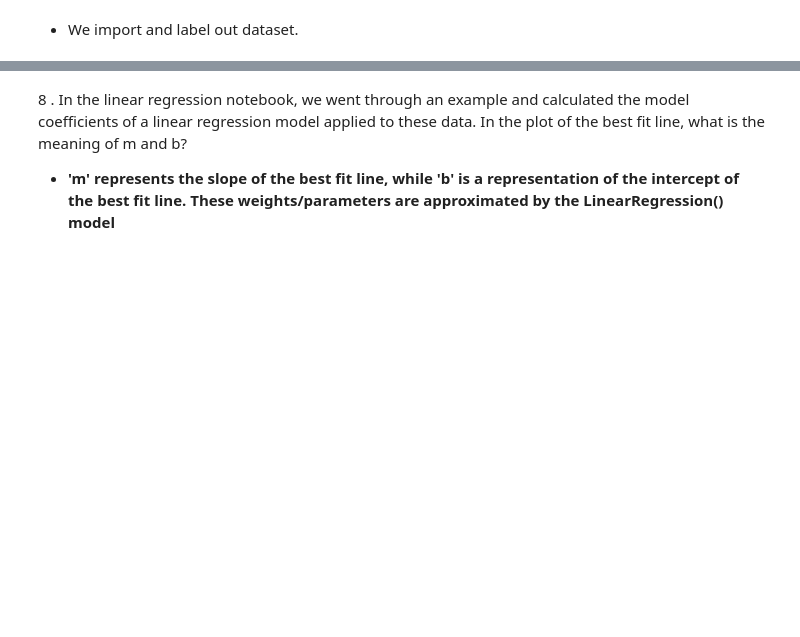
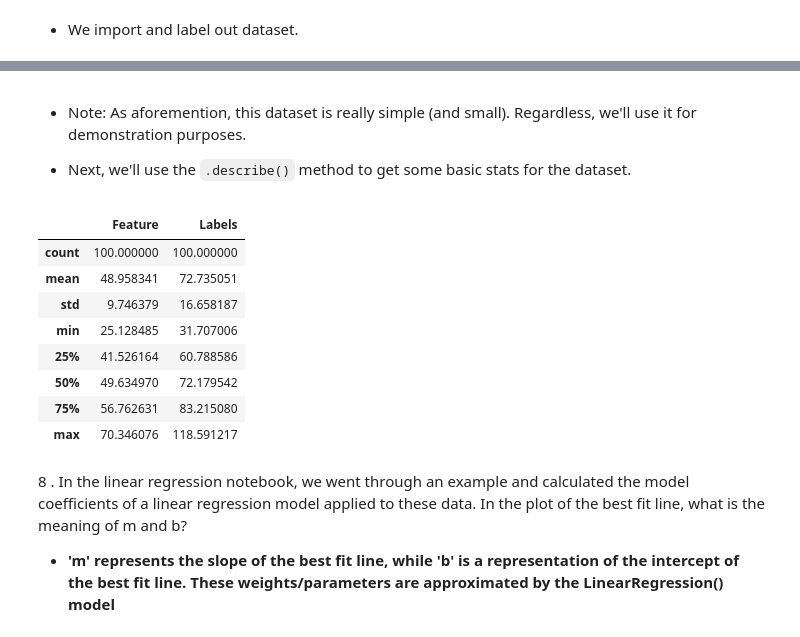
Before and after one commit to cbamedjonekou/cbamedjonekou.github.io, a Jupyter notebook: Labs/PHYS 3600ID-D862 (Machine Learning)/PHYS 3600ID-D862 (Machine Learning) Study Hours Linear Regression.ipynb, the cells around one changed output, grey strips where cells are left out. Cells and saved outputs as stored; diff of their text form; code cells hidden in the pictures; blank space fills up the shorter version.

Commit message:
UPDATE: adding to the Data Exploration Section

```diff
--- a/Labs/PHYS 3600ID-D862 (Machine Learning)/PHYS 3600ID-D862 (Machine Learning) Study Hours Linear Regression.ipynb
+++ b/Labs/PHYS 3600ID-D862 (Machine Learning)/PHYS 3600ID-D862 (Machine Learning) Study Hours Linear Regression.ipynb
@@ -30,6 +30,5 @@ from sklearn.model_selection import cross_val_score, cross_val_predict
 # %% [markdown]
 * We import and label out dataset.
 # %%
-DSH_df = pd.read_csv('Datasets/data_students_hours.csv', names= ['Feature', 'Labels'])
-features_DSH = np.array(DSH_df['Feature'])
-labels_DSH = np.array(DSH_df['Labels'])
+DSH_df = pd.read_csv('Datasets/data_students_hours.csv',
+                     names= ['Feature', 'Labels'])
@@ -36,3 +47,20 @@ labels_DSH = np.array(DSH_df['Labels'])
+# %% [markdown]
+* Note: As aforemention, this dataset is really simple (and small). Regardless, we'll use it for demonstration purposes.
+
+
+* Next, we'll use  the `.describe()` method to get some basic stats for the dataset.
+# %%
+DSH_df.describe()
+# %% [output]
+|  | Feature | Labels |
+| count | 100.000000 | 100.000000 |
+| mean | 48.958341 | 72.735051 |
+| std | 9.746379 | 16.658187 |
+| min | 25.128485 | 31.707006 |
+| 25% | 41.526164 | 60.788586 |
+| 50% | 49.634970 | 72.179542 |
+| 75% | 56.762631 | 83.215080 |
+| max | 70.346076 | 118.591217 |
 # %% [markdown]
 8 \. In the linear regression notebook, we went through an example and calculated the model coefficients of a linear regression model applied to these data. In the plot of the best fit line, what is the meaning of m and b?
 
```
Also changed, not shown: parts of 2 cells of this notebook.
